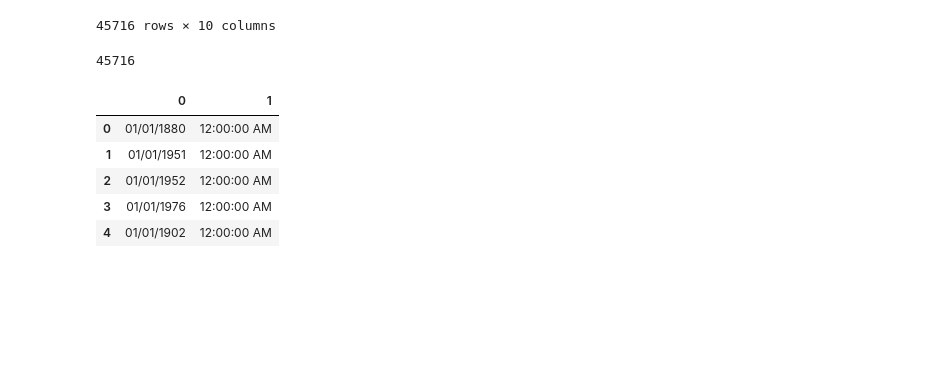
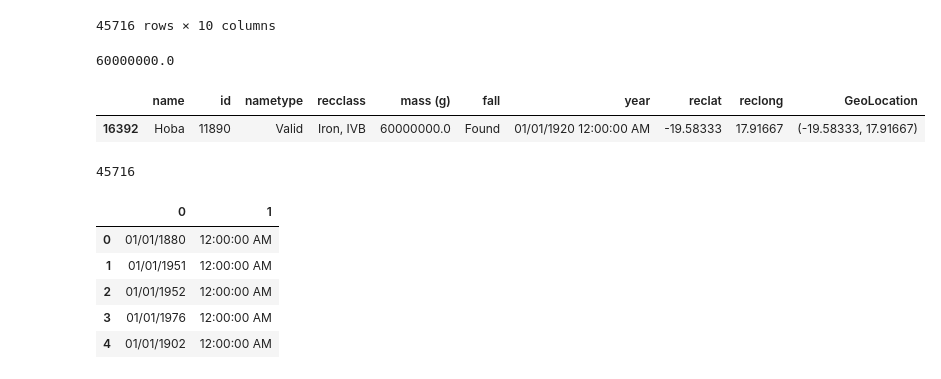
Before and after one commit to yukiekajita/NASA-Meteorites-Analyses, a Jupyter notebook: Nasa_Meteorite_Data_Graphs.ipynb, the cells around one changed output. Saved outputs shown, nothing was run; the diff lists cells and outputs as text; code cells hidden in the pictures; blank space fills up the shorter version.

```diff
--- a/Nasa_Meteorite_Data_Graphs.ipynb
+++ b/Nasa_Meteorite_Data_Graphs.ipynb
@@ -12,7 +12,7 @@ import csv
 ### Read Meteorite_Landings CSV File and Clean Up the Dataframe
 # %%
 # Read Meteorite_Landings.csv file
-meteorite_landings_df = pd.read_csv('Meteorite_Landings.csv')
+meteorite_landings_df = pd.read_csv('Data_Files/Meteorite_Landings.csv')
 meteorite_landings_df
 # %% [output]
 |  | name | id | nametype | recclass | mass (g) | fall | year | reclat | reclong | GeoLocation |
@@ -28,6 +28,16 @@ meteorite_landings_df
 | 45714 | Zubkovsky | 31357 | Valid | L6 | 2167.0 | Found | 01/01/2003 12:00:00 AM | 49.78917 | 41.50460 | (49.78917, 41.5046) |
 | 45715 | Zulu Queen | 30414 | Valid | L3.7 | 200.0 | Found | 01/01/1976 12:00:00 AM | 33.98333 | -115.68333 | (33.98333, -115.68333) |
 45716 rows × 10 columns
+# %%
+meteorite_landings_df["mass (g)"].max()
+# %% [output]
+60000000.0
+# %%
+max_df = meteorite_landings_df.loc[meteorite_landings_df["mass (g)"] == 60000000.0, :]
+max_df
+# %% [output]
+|  | name | id | nametype | recclass | mass (g) | fall | year | reclat | reclong | GeoLocation |
+| 16392 | Hoba | 11890 | Valid | Iron, IVB | 60000000.0 | Found | 01/01/1920 12:00:00 AM | -19.58333 | 17.91667 | (-19.58333, 17.91667) |
 # %%
 # Count the row number of the dataset
 len(meteorite_landings_df)
```
Also changed, not shown: 4 other files.
